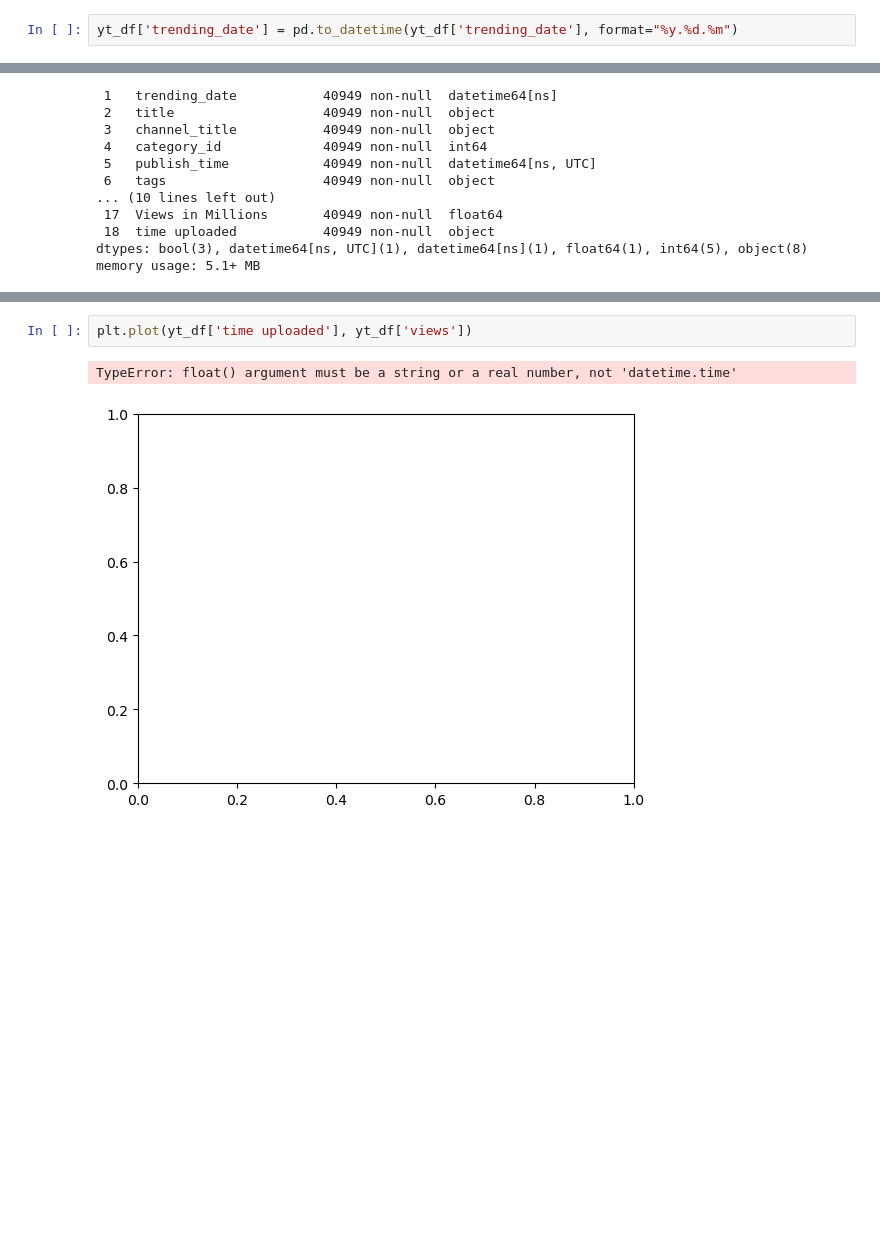
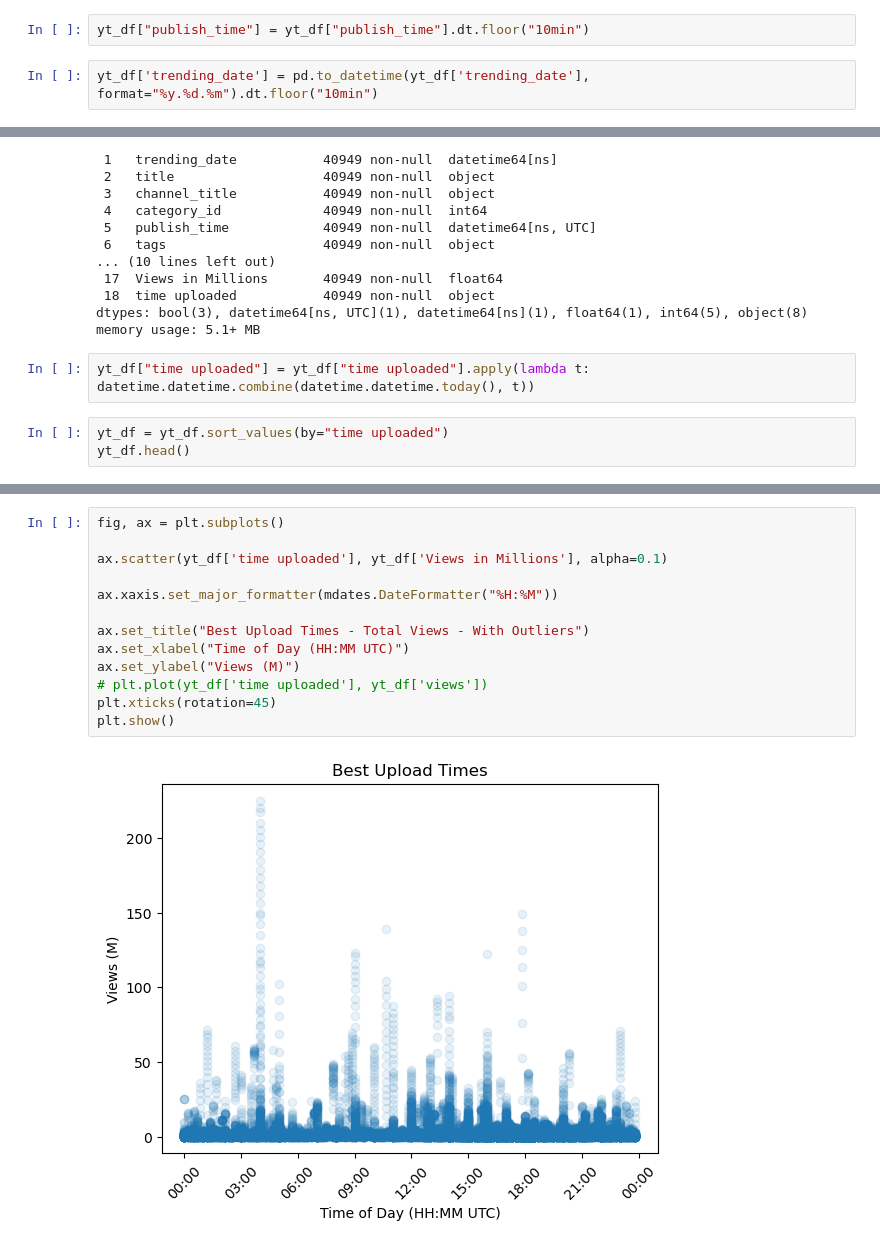
Before and after one commit to Miller130s/US_Youtube, a Jupyter notebook: youtube.ipynb, the cells around one changed output, grey strips where cells are left out. Cells and saved outputs as stored; diff of their text form; blank space fills up the shorter version.

Commit message:
Added plots of various viewship data

```diff
--- a/youtube.ipynb
+++ b/youtube.ipynb
@@ -7,7 +9,9 @@ import plotly.express as px
 # %%
 yt_df = pd.read_csv('USvideos.csv', parse_dates=['publish_time'])
+# %%
+yt_df["publish_time"] = yt_df["publish_time"].dt.floor("10min")
 # %%
-yt_df['trending_date'] = pd.to_datetime(yt_df['trending_date'], format="%y.%d.%m")
+yt_df['trending_date'] = pd.to_datetime(yt_df['trending_date'], format="%y.%d.%m").dt.floor("10min")
 # %%
 yt_df.head()
 # %% [output]
@@ -281,3 +285,8 @@ Data columns (total 19 columns):
  18  time uploaded           40949 non-null  object
 dtypes: bool(3), datetime64[ns, UTC](1), datetime64[ns](1), float64(1), int64(5), object(8)
 memory usage: 5.1+ MB
+# %%
+yt_df["time uploaded"] = yt_df["time uploaded"].apply(lambda t: datetime.datetime.combine(datetime.datetime.today(), t))
+# %%
+yt_df = yt_df.sort_values(by="time uploaded")
+yt_df.head()
@@ -284,5 +300,15 @@ memory usage: 5.1+ MB
 # %%
-plt.plot(yt_df['time uploaded'], yt_df['views'])
+fig, ax = plt.subplots()
+
+ax.scatter(yt_df['time uploaded'], yt_df['Views in Millions'], alpha=0.1)
+
+ax.xaxis.set_major_formatter(mdates.DateFormatter("%H:%M"))
+
+ax.set_title("Best Upload Times - Total Views - With Outliers")
+ax.set_xlabel("Time of Day (HH:MM UTC)")
+ax.set_ylabel("Views (M)")
+# plt.plot(yt_df['time uploaded'], yt_df['views'])
+plt.xticks(rotation=45)
+plt.show()
 # %% [output]
-TypeError: float() argument must be a string or a real number, not 'datetime.time'
-[figure, old version]
+[figure, new version]
```
Also changed, not shown: parts of 19 cells of this notebook.
